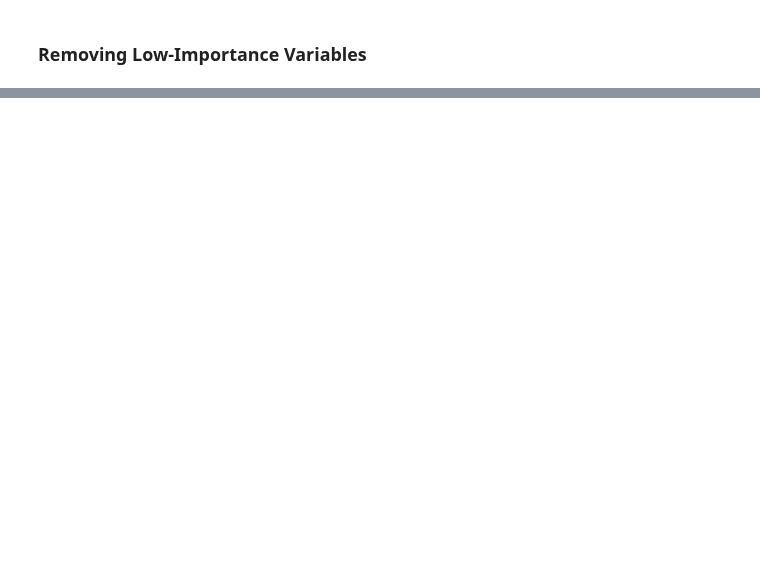
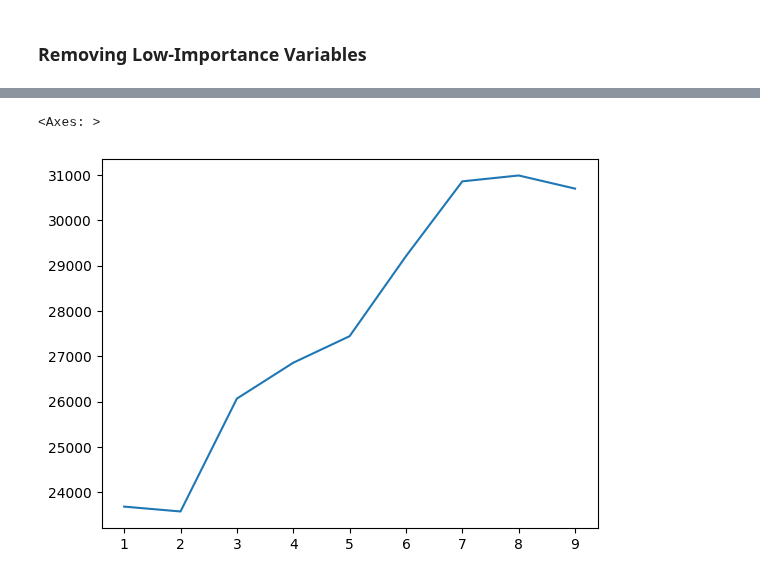
Before and after one commit to pangda0xff/fastbook, a Jupyter notebook: mywork/House Prices Prediction.ipynb, the cells around one changed output, grey strips where cells are left out. Cells and saved outputs as stored; diff of their text form; code cells hidden in the pictures; blank space fills up the shorter version.

```diff
--- a/mywork/House Prices Prediction.ipynb
+++ b/mywork/House Prices Prediction.ipynb
@@ -261,0 +186,12 @@ Successfully submitted to House Prices - Advanced Regression Techniques
+# %%
+loss = []
+for n in range(1, 10):
+    gbx = GradientBoostingRegressor(learning_rate=n / 10.)
+    gbx.fit(train_xs_i, train_y)
+    loss.append(m_rmse(gbx, valid_xs_i, valid_y))
+
+ls_s = pd.Series(loss, index= range(1, 10))
+ls_s.plot()
+# %% [output]
+<Axes: >
+[figure, added]
```
Also changed, not shown: parts of 36 cells of this notebook, 2 other files.
